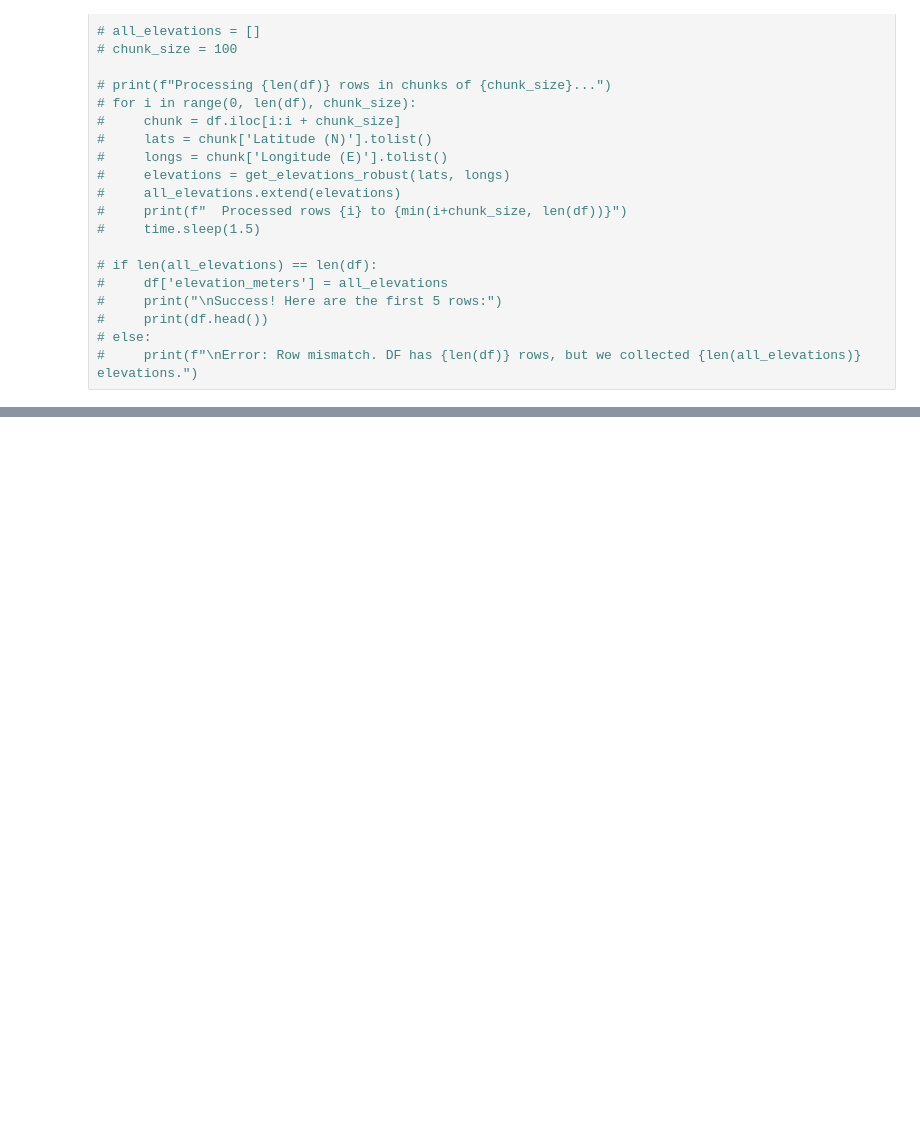
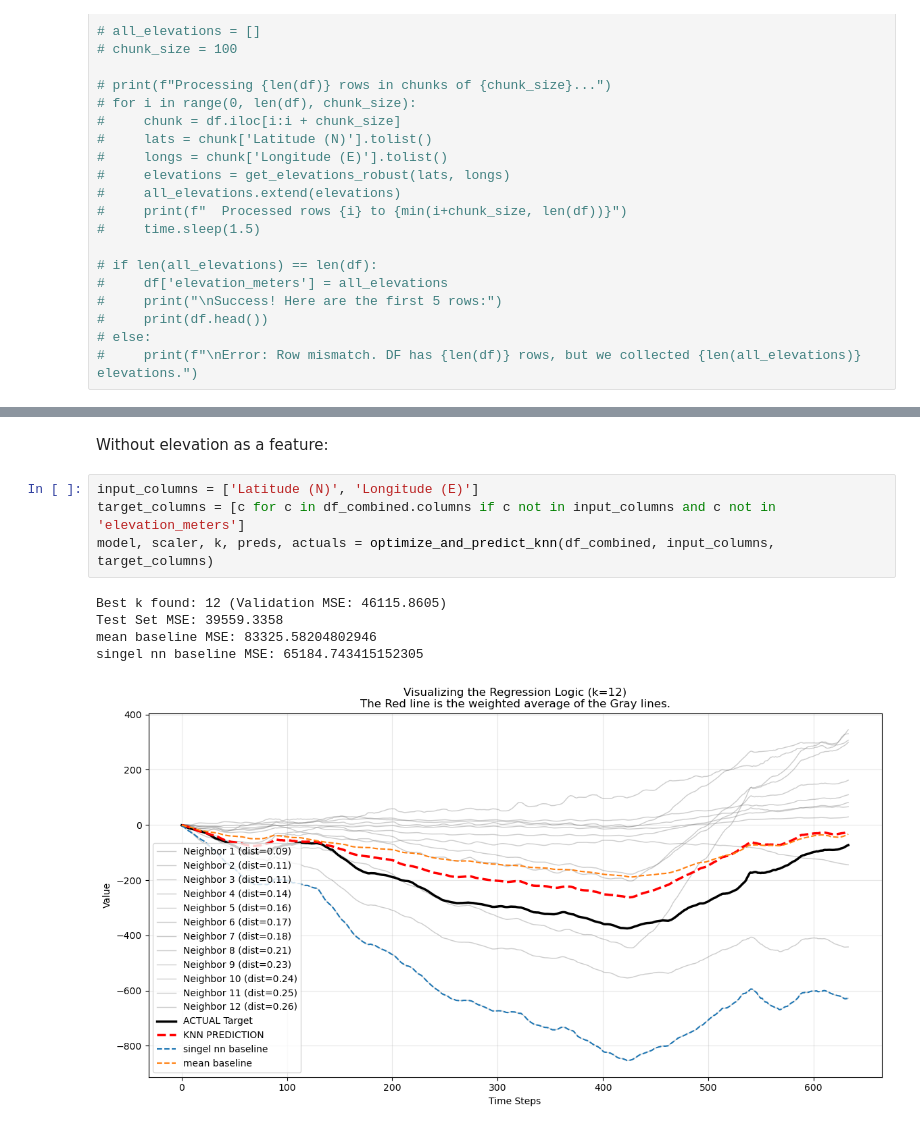
Before and after one commit to DanielSchipfer/Geospatial-Time-Series-Model, a Jupyter notebook: model.ipynb, the cells around one changed output, grey strips where cells are left out. Drawn from its saved outputs; the diff is of its cells as text; blank space fills up the shorter version.

```diff
--- a/model.ipynb
+++ b/model.ipynb
@@ -543,0 +624,12 @@ fehler_analyse(df_combined, input_columns, target_columns)
+# %% [markdown]
+Without elevation as a feature:
+# %%
+input_columns = ['Latitude (N)', 'Longitude (E)']
+target_columns = [c for c in df_combined.columns if c not in input_columns and c not in 'elevation_meters']
+model, scaler, k, preds, actuals = optimize_and_predict_knn(df_combined, input_columns, target_columns)
+# %% [output]
+Best k found: 12 (Validation MSE: 46115.8605)
+Test Set MSE: 39559.3358
+mean baseline MSE: 83325.58204802946
+singel nn baseline MSE: 65184.743415152305
+[figure, added]
```
Also changed, not shown: parts of 12 cells of this notebook, 1 other file.
